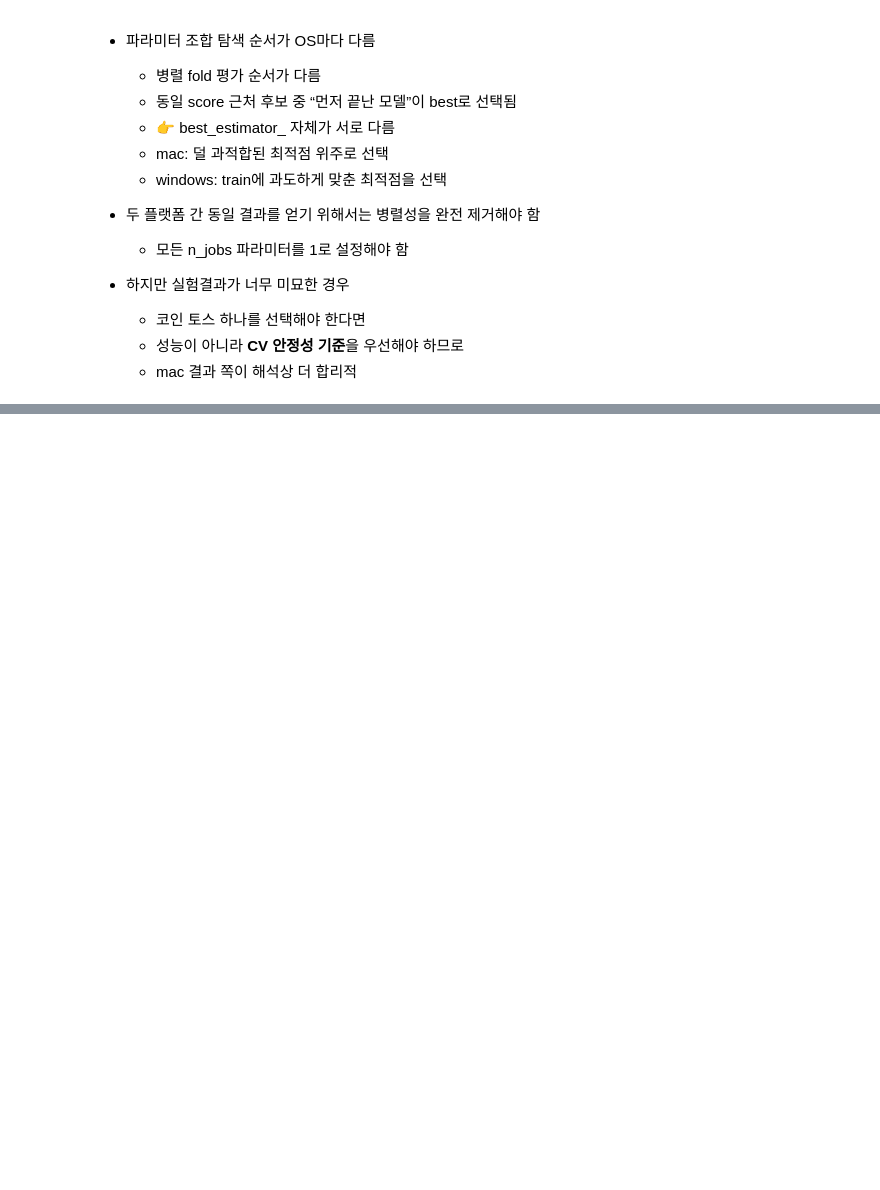
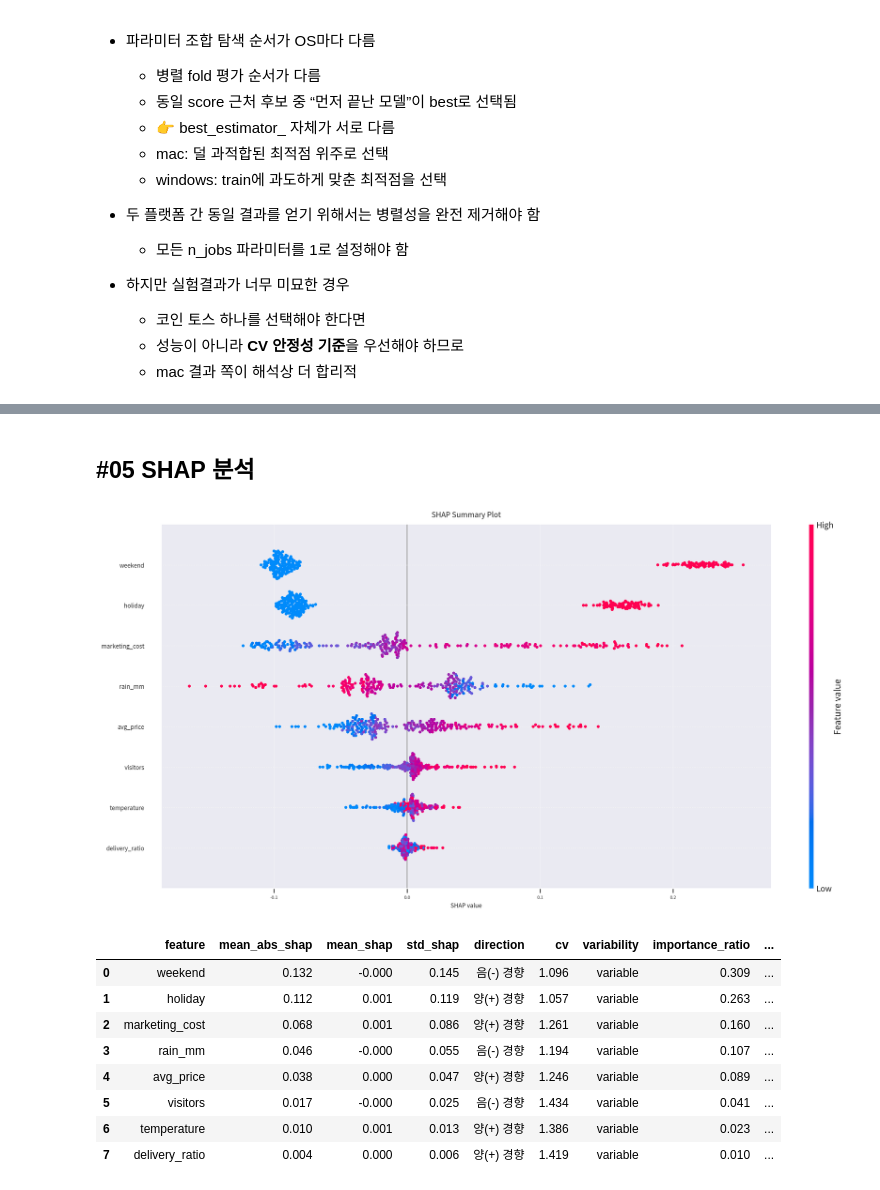
Before and after one commit to BoheeJeong/Machine_learning, a Jupyter notebook: [LAB 08] 지도학습_예측_앙상블/05.XGBoost.ipynb, the cells around one changed output, grey strips where cells are left out. Drawn from its saved outputs; the diff is of its cells as text; code cells hidden in the pictures; blank space fills up the shorter version.

```diff
--- a/[LAB 08] 지도학습_예측_앙상블/05.XGBoost.ipynb
+++ b/[LAB 08] 지도학습_예측_앙상블/05.XGBoost.ipynb
@@ -669,0 +910,19 @@ Wall time: 1min 41s
+# %% [markdown]
+## #05 SHAP 분석
+# %%
+import shap
+
+
+result,_  =hs_shap_analysis(best_model,x_train)
+result
+# %% [output]
+[figure, added]
+|  | feature | mean_abs_shap | mean_shap | std_shap | direction | cv | variability | importance_ratio | ... |
+| 0 | weekend | 0.132 | -0.000 | 0.145 | 음(-) 경향 | 1.096 | variable | 0.309 | ... |
+| 1 | holiday | 0.112 | 0.001 | 0.119 | 양(+) 경향 | 1.057 | variable | 0.263 | ... |
+| 2 | marketing_cost | 0.068 | 0.001 | 0.086 | 양(+) 경향 | 1.261 | variable | 0.160 | ... |
+| 3 | rain_mm | 0.046 | -0.000 | 0.055 | 음(-) 경향 | 1.194 | variable | 0.107 | ... |
+| 4 | avg_price | 0.038 | 0.000 | 0.047 | 양(+) 경향 | 1.246 | variable | 0.089 | ... |
+| 5 | visitors | 0.017 | -0.000 | 0.025 | 음(-) 경향 | 1.434 | variable | 0.041 | ... |
+| 6 | temperature | 0.010 | 0.001 | 0.013 | 양(+) 경향 | 1.386 | variable | 0.023 | ... |
+| 7 | delivery_ratio | 0.004 | 0.000 | 0.006 | 양(+) 경향 | 1.419 | variable | 0.010 | ... |
```
Also changed, not shown: parts of 18 cells of this notebook, 18 other files.
